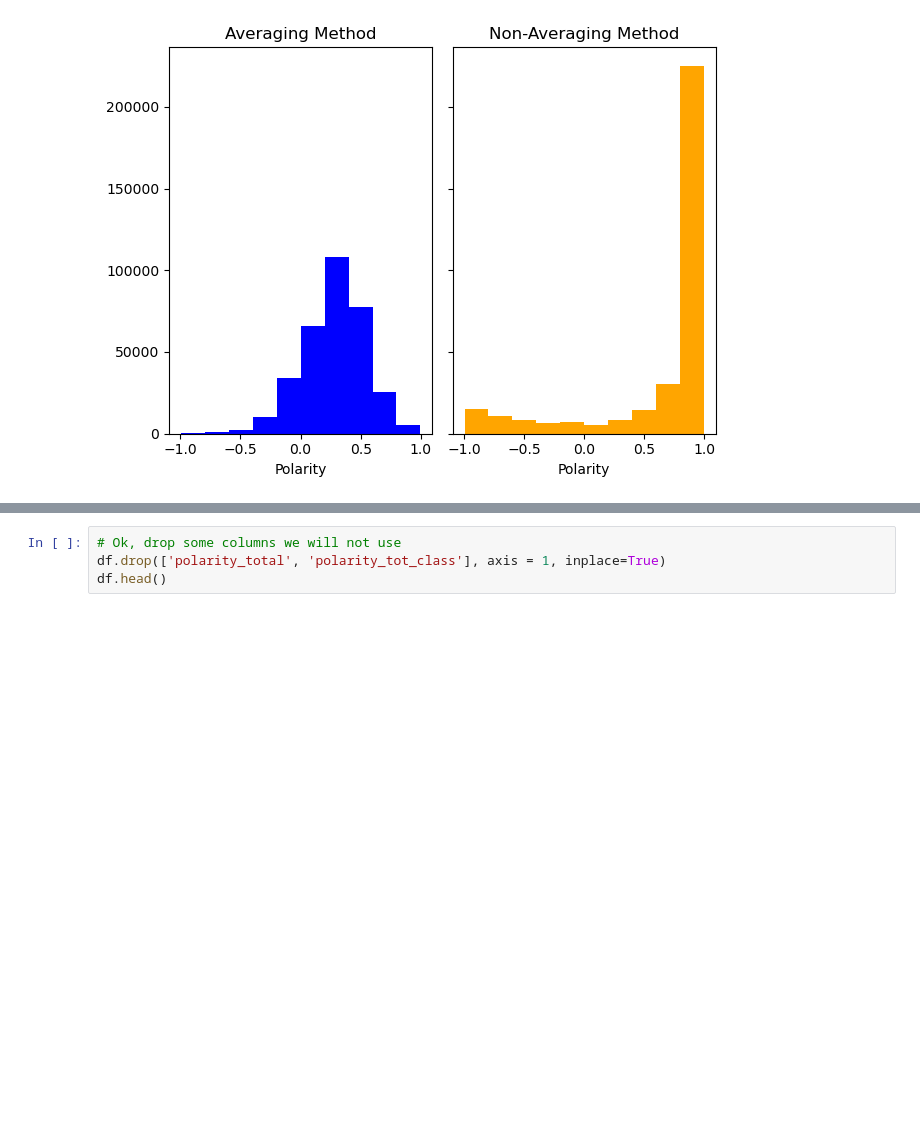
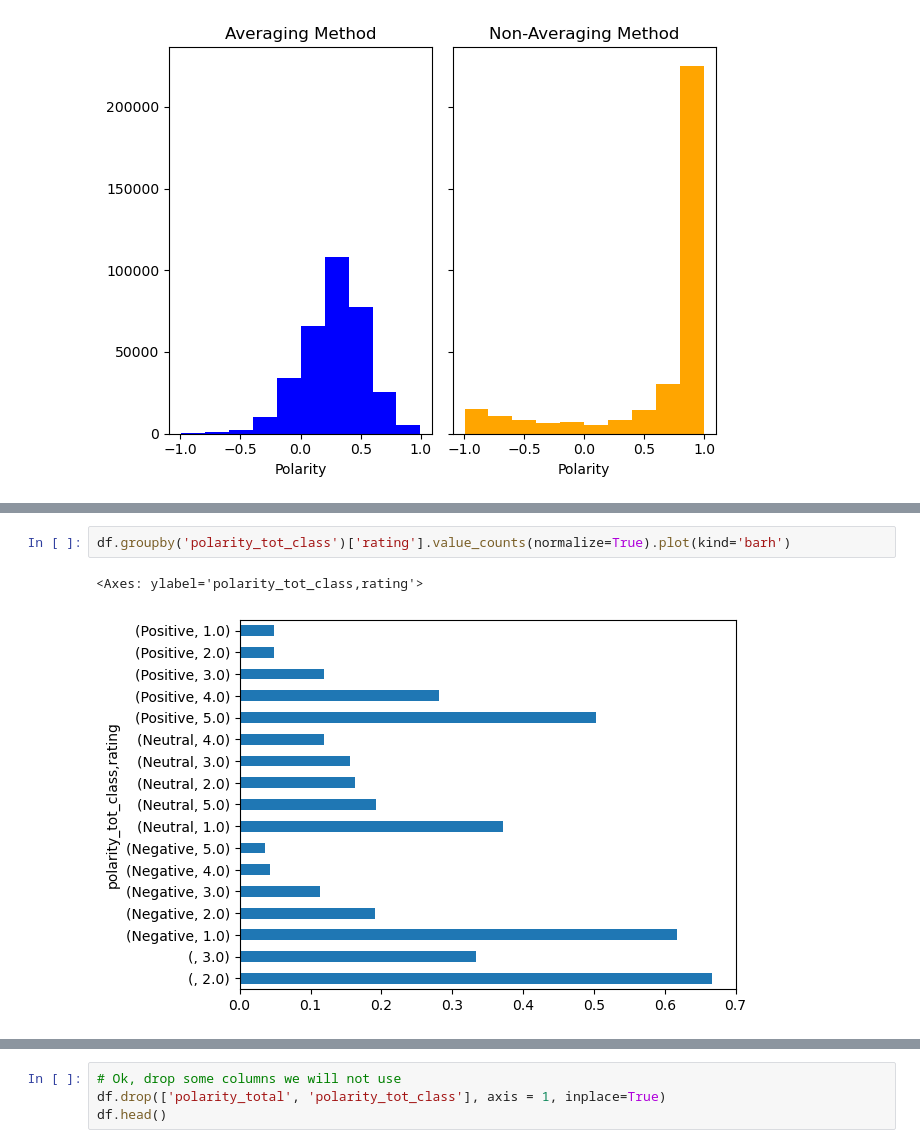
Before and after one commit to mabdullah-nyu/DSGA-1007-Project, a Jupyter notebook: analysis.ipynb, the cells around one changed output, grey strips where cells are left out. Cells and saved outputs as stored; diff of their text form; blank space fills up the shorter version.

```diff
--- a/analysis.ipynb
+++ b/analysis.ipynb
@@ -664,0 +667,5 @@ plt.hist(df['rating'])
+# %%
+df.groupby('polarity_tot_class')['rating'].value_counts(normalize=True).plot(kind='barh')
+# %% [output]
+<Axes: ylabel='polarity_tot_class,rating'>
+[figure, added]
```
Also changed, not shown: parts of 23 cells of this notebook.
